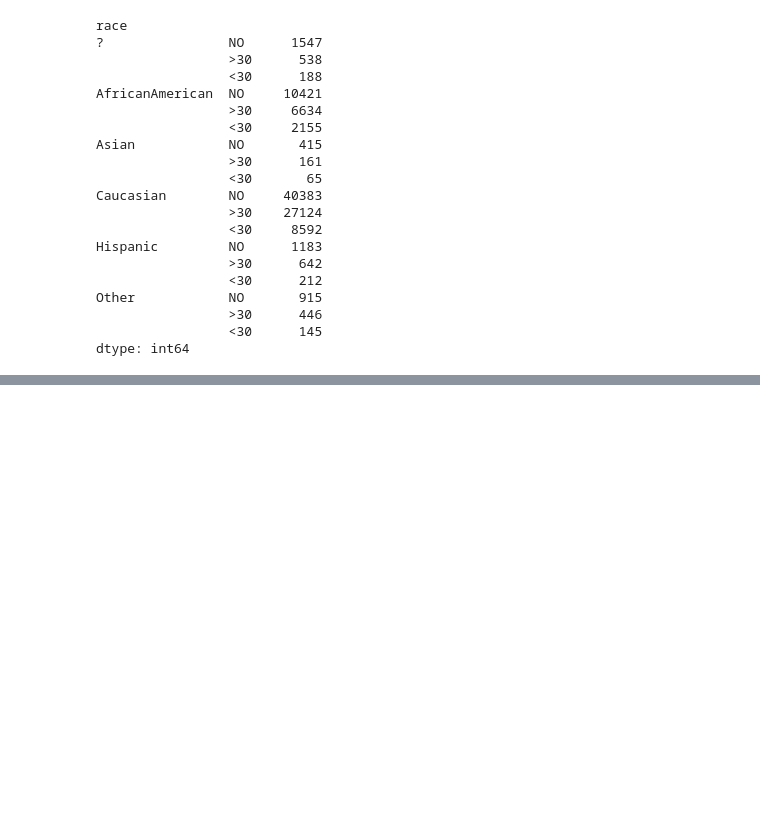
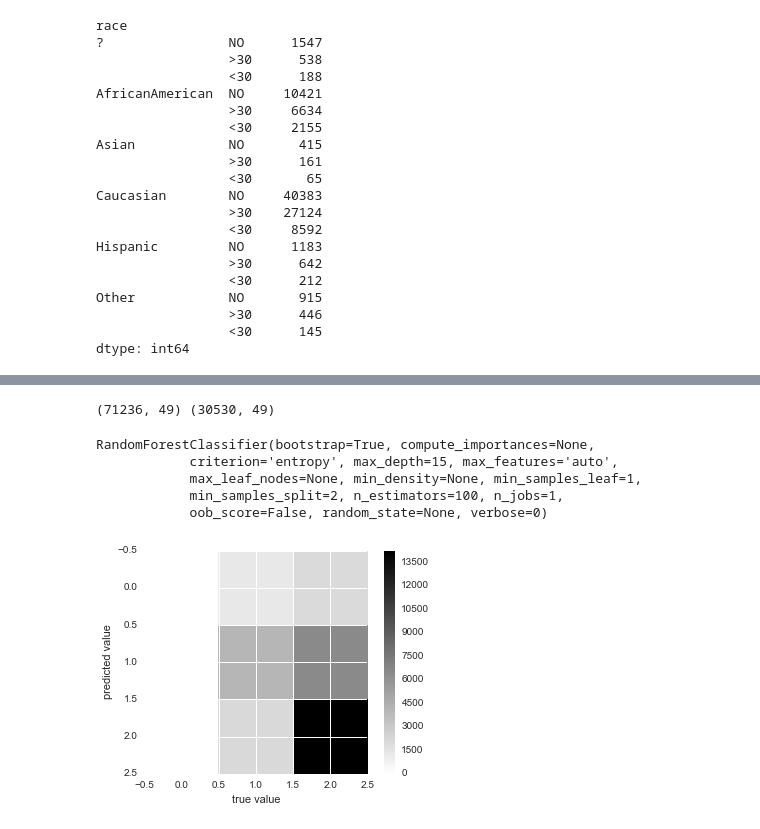
Before and after one commit to DKAllgeier/DAT_SF_11, a Jupyter notebook: homeworks/Diabetes_project.ipynb, the cells around one changed output, grey strips where cells are left out. Drawn from its saved outputs; the diff is of its cells as text; code cells hidden in the pictures; blank space fills up the shorter version.

```diff
--- a/homeworks/Diabetes_project.ipynb
+++ b/homeworks/Diabetes_project.ipynb
@@ -160,0 +160,32 @@ race_read.unstack().plot(kind='bar')
+# %%
+#Split the Data
+from sklearn.cross_validation import train_test_split
+
+X_train, X_test, y_train, y_test = train_test_split(X_data, y, test_size=0.3)
+print X_train.shape, X_test.shape
+# %% [output]
+(71236, 49) (30530, 49)
+# %%
+rf_model = RandomForestClassifier(n_estimators=100,max_depth=15,criterion='entropy')
+rf_model.fit(X_train,y_train)
+# %% [output]
+RandomForestClassifier(bootstrap=True, compute_importances=None,
+            criterion='entropy', max_depth=15, max_features='auto',
+            max_leaf_nodes=None, min_density=None, min_samples_leaf=1,
+            min_samples_split=2, n_estimators=100, n_jobs=1,
+            oob_score=False, random_state=None, verbose=0)
+# %%
+y_pred = rf_model.predict(X_test)
+# %%
+from sklearn.metrics import confusion_matrix
+
+def plot_confusion_matrix(y_pred, y):
+    plt.imshow(confusion_matrix(y, y_pred),
+               cmap=plt.cm.binary, interpolation='nearest')
+    plt.colorbar()
+    plt.xlabel('true value')
+    plt.ylabel('predicted value')
+# %%
+plot_confusion_matrix( y_pred,y_test)
+# %% [output]
+[figure, added]
```
Also changed, not shown: parts of 25 cells of this notebook.
